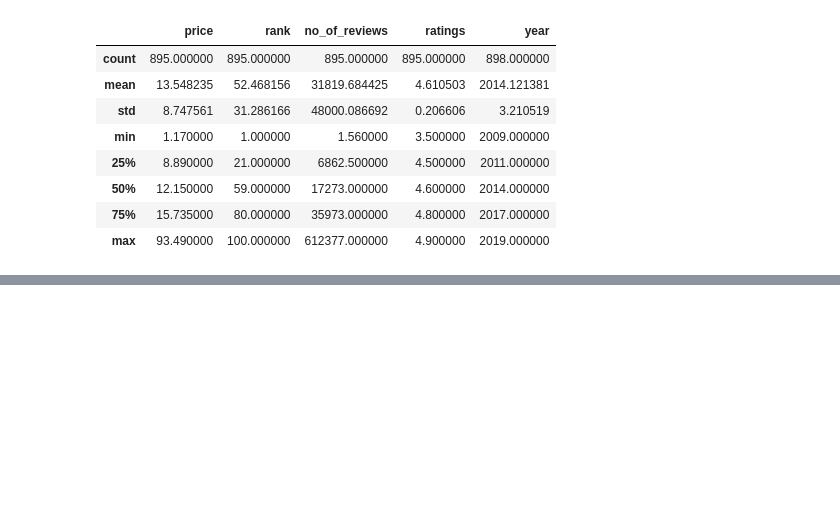
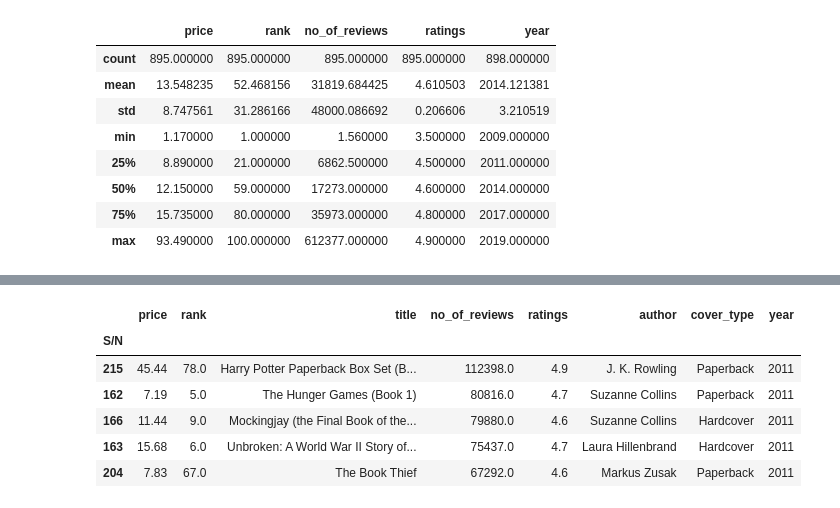
Before and after one commit to Gbekoilias/Stage-E-Exercise, a Jupyter notebook: Uncovering_Insights_Amazon.ipynb, the cells around one changed output, grey strips where cells are left out. Saved outputs shown, nothing was run; the diff lists cells and outputs as text; code cells hidden in the pictures; blank space fills up the shorter version.

```diff
--- a/Uncovering_Insights_Amazon.ipynb
+++ b/Uncovering_Insights_Amazon.ipynb
@@ -97,0 +226,11 @@ df.describe()
+# %%
+df_sorted = dfs_by_year[2011].sort_values('no_of_reviews', ascending=False)
+df_sorted.head()
+# %% [output]
+|  | price | rank | title | no_of_reviews | ratings | author | cover_type | year |
+| S/N |  |  |  |  |  |  |  |  |
+| 215 | 45.44 | 78.0 | Harry Potter Paperback Box Set (B... | 112398.0 | 4.9 | J. K. Rowling | Paperback | 2011 |
+| 162 | 7.19 | 5.0 | The Hunger Games (Book 1) | 80816.0 | 4.7 | Suzanne Collins | Paperback | 2011 |
+| 166 | 11.44 | 9.0 | Mockingjay (the Final Book of the... | 79880.0 | 4.6 | Suzanne Collins | Hardcover | 2011 |
+| 163 | 15.68 | 6.0 | Unbroken: A World War II Story of... | 75437.0 | 4.7 | Laura Hillenbrand | Hardcover | 2011 |
+| 204 | 7.83 | 67.0 | The Book Thief | 67292.0 | 4.6 | Markus Zusak | Paperback | 2011 |
```
Also changed, not shown: parts of 31 cells of this notebook.
